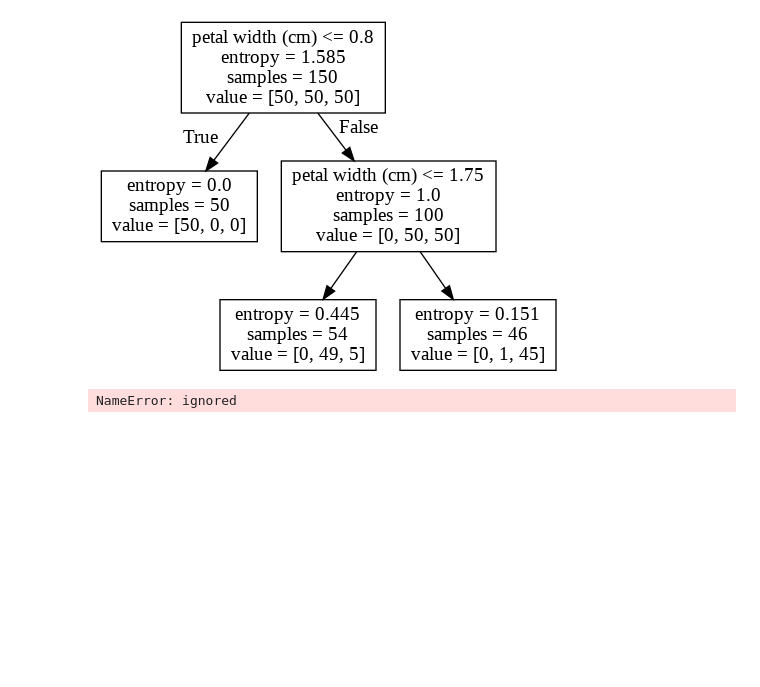
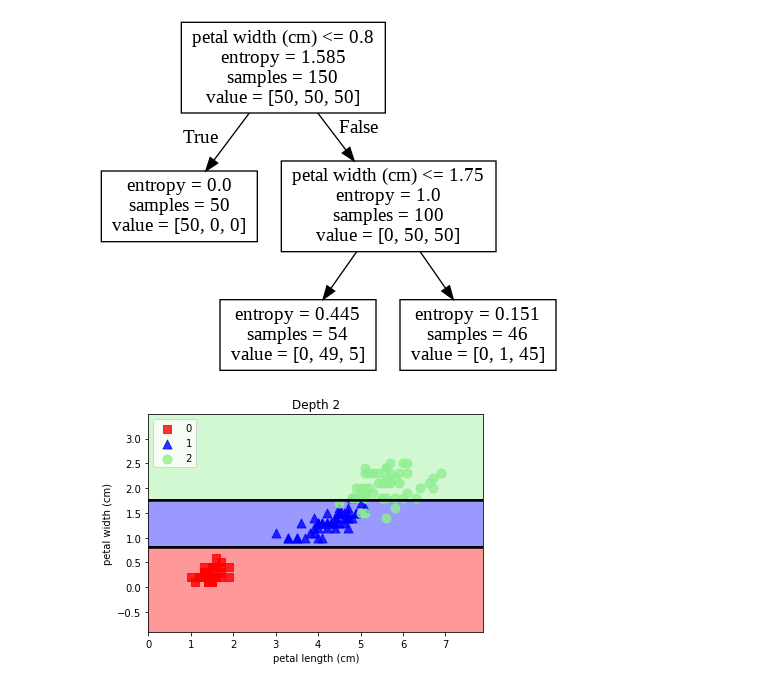
Before and after one commit to choisooyeon007/hello-world, a Jupyter notebook: study_DecisionTree.ipynb, the cells around one changed output. Drawn from its saved outputs; the diff is of its cells as text; code cells hidden in the pictures; blank space fills up the shorter version.

```diff
--- a/study_DecisionTree.ipynb
+++ b/study_DecisionTree.ipynb
@@ -84,10 +85,10 @@ draw_decision_tree(tree1)
 # %% [output]
 [figure]
 # %%
-plot_decision_regions(X, y, tree1, "Depth 4")
+plot_decision_regions(X, y, tree1, "Depth 2")
 plt.show()
 # %% [output]
-NameError: ignored
+[figure, added]
 # %%
 from sklearn.metrics import confusion_matrix
 
```
Also changed, not shown: parts of 7 cells of this notebook.
